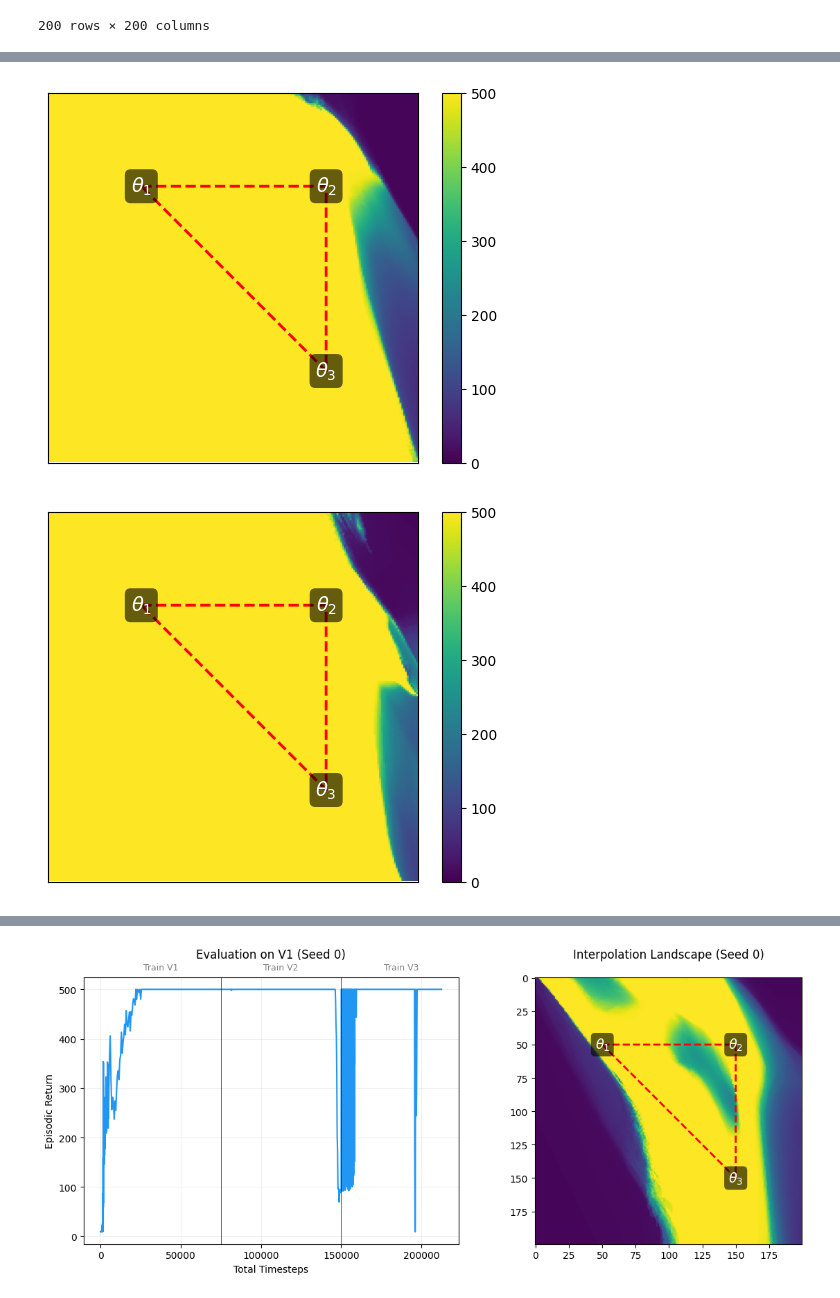
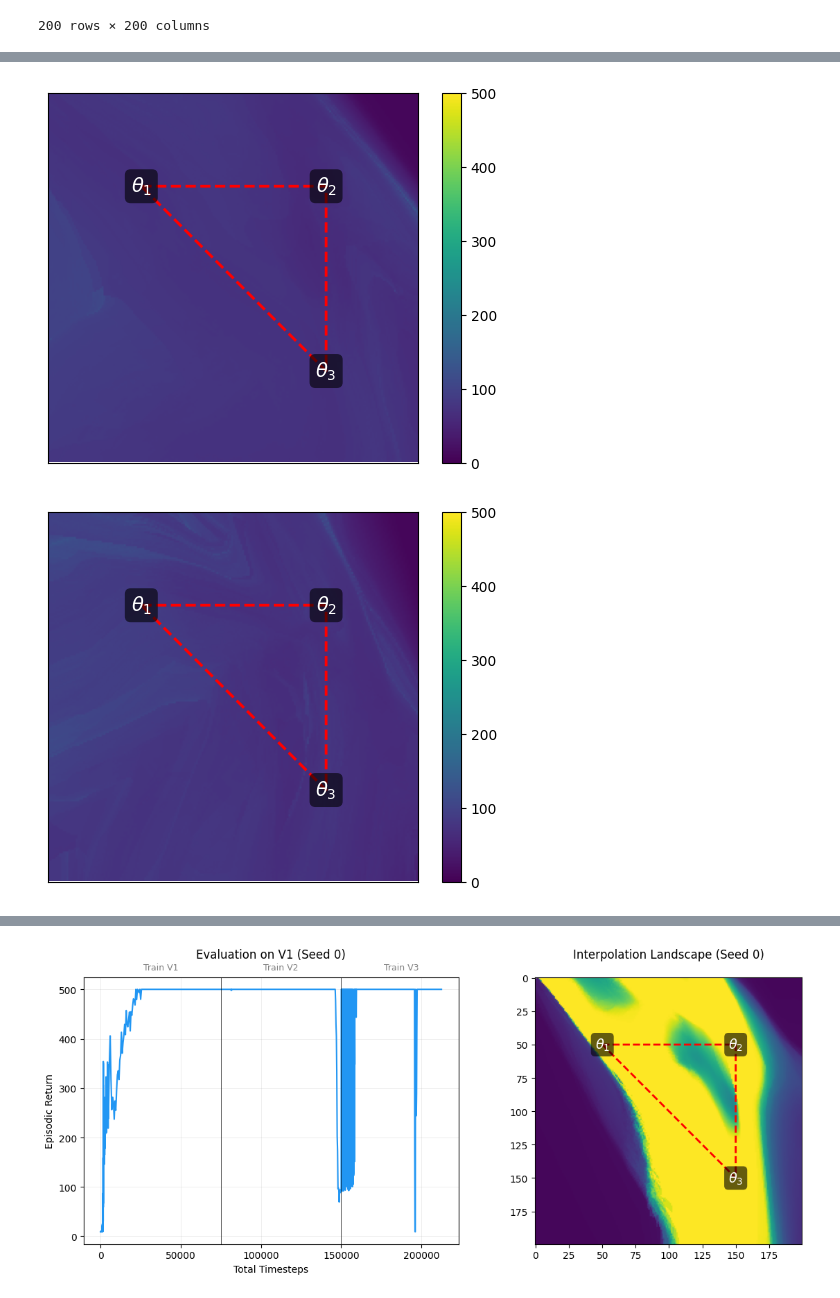
Before and after one commit to sebapusch/crl-stability-gap, a Jupyter notebook: scripts/linear_grid.ipynb, the cells around one changed output, grey strips where cells are left out. Drawn from its saved outputs; the diff is of its cells as text; code cells hidden in the pictures.

```diff
--- a/scripts/linear_grid.ipynb
+++ b/scripts/linear_grid.ipynb
@@ -78,16 +78,16 @@ def plot(data, out_path):
     plt.show()
     fig.savefig(out_path)
 # %%
-for s in [3, 4]:
-    df = pd.read_csv(f'../output/linear_interpolation/dqn_cp_bc/data_{s}.csv')
-    df.columns = ['alpha', 'beta', 'value']
-    pivot_df = df.pivot(index='alpha', columns='beta', values='value')
-
-    plot(pivot_df, f'heatmap_dqn_s{s}.svg')
+# for s in [3, 4]:
+#     df = pd.read_csv(f'../output/linear_interpolation/dqn_cp_bc/data_{s}.csv')
+#     df.columns = ['alpha', 'beta', 'value']
+#     pivot_df = df.pivot(index='alpha', columns='beta', values='value')
+#
+#     plot(pivot_df, f'heatmap_dqn_s{s}.svg')
 
 
-for s in [3, 4]:
-    df = pd.read_csv(f'../output/linear_interpolation/sacd_ji_ent_1/data_{s}.csv')
+for s in [0, 1, 2, 3, 4, 5]:
+    df = pd.read_csv(f'../output/linear_inter/sacd_cp_ji_v2_e01/data_{s}.csv')
     df.columns = ['alpha', 'beta', 'value']
     pivot_df = df.pivot(index='alpha', columns='beta', values='value')
 
@@ -99,2 +99,2 @@ for s in [3, 4]:
-[figure, old version]
+[figure, new version]
-[figure, old version]
+[figure, new version]
```
Also changed, not shown: parts of 1 cell of this notebook, 4 other files.
